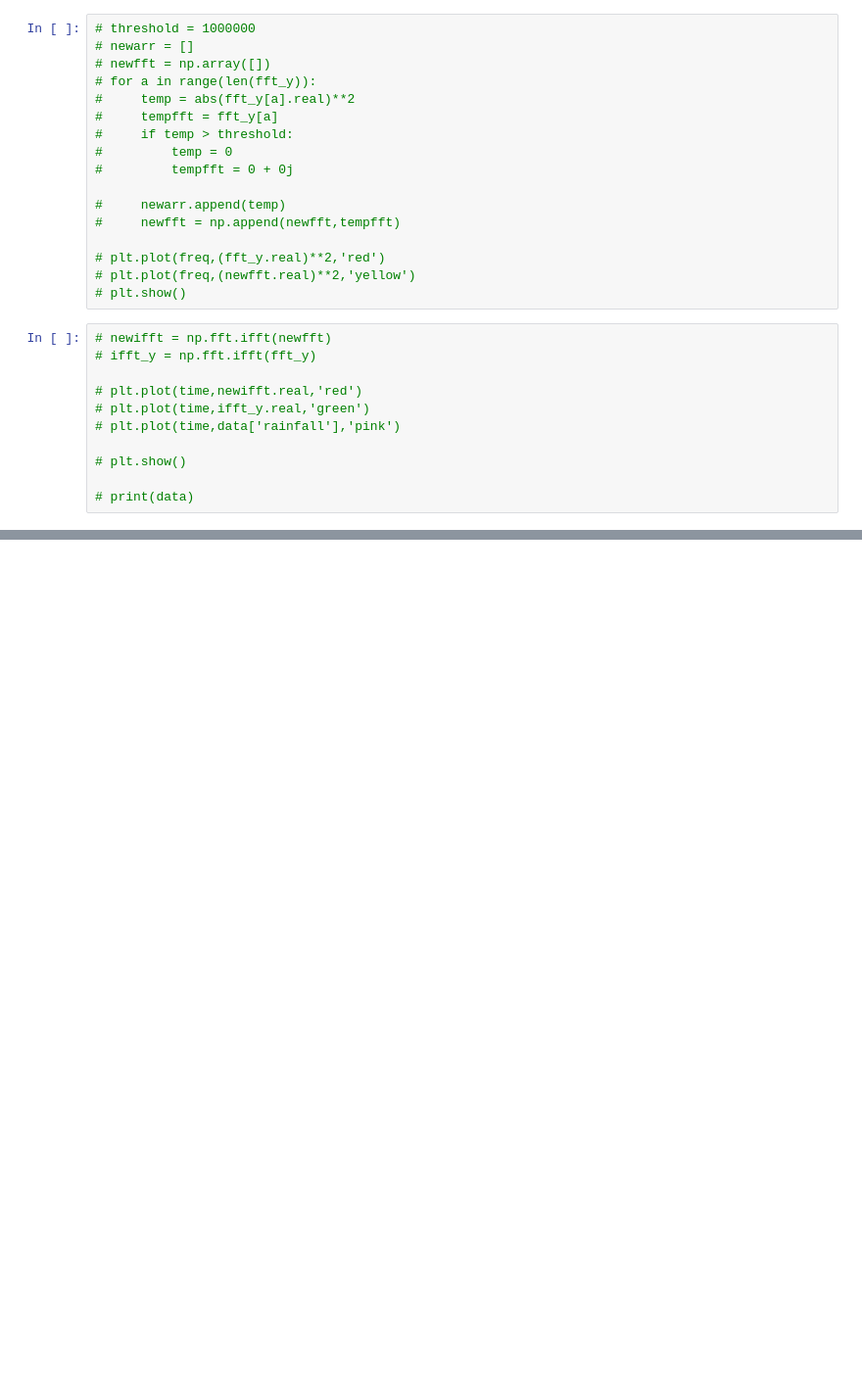
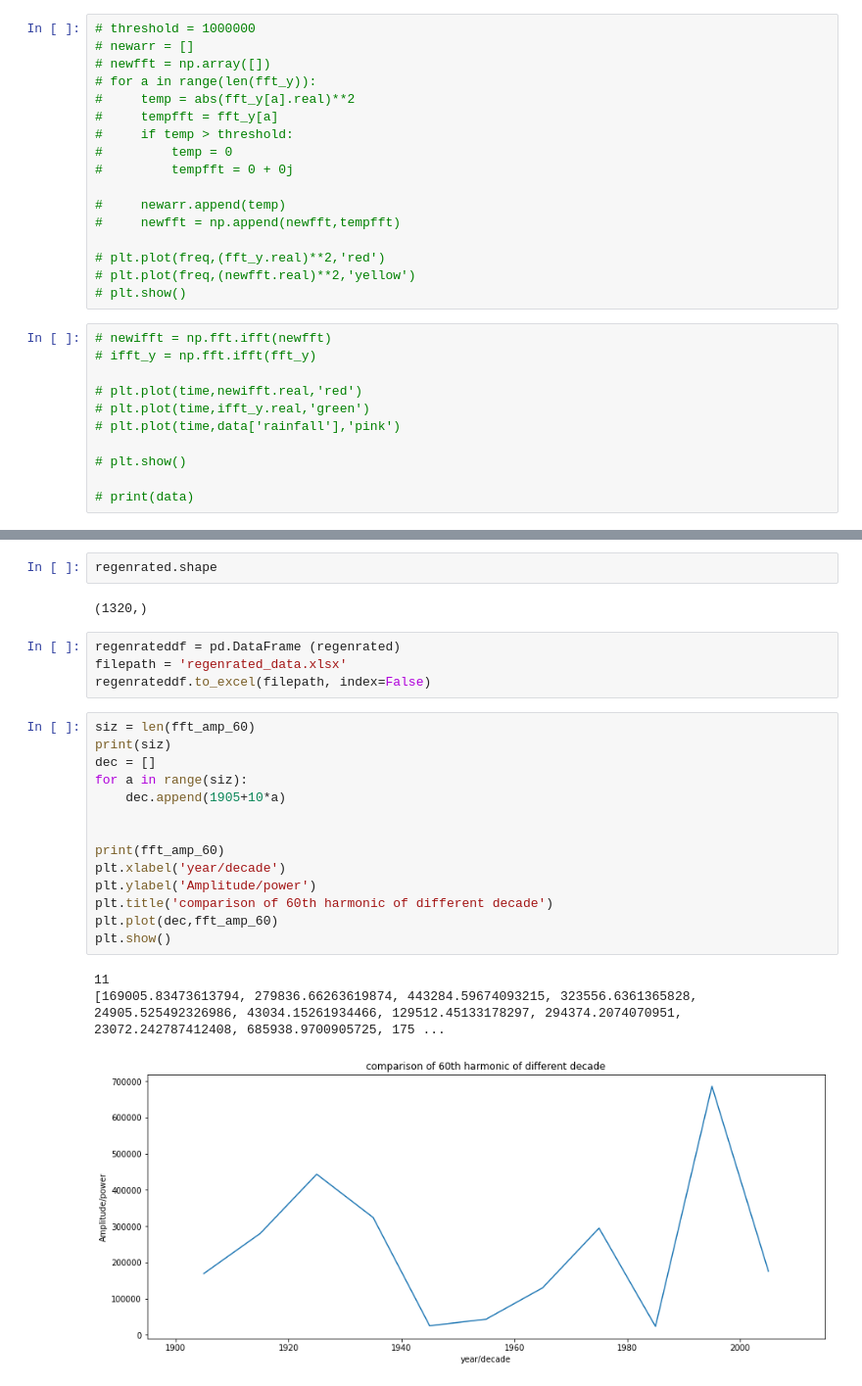
Before and after one commit to sarvesharora/fft, a Jupyter notebook: Regenrating singnal for indian Rainfall (removing high freq).ipynb, the cells around one changed output, grey strips where cells are left out. Shown at 98% size. Drawn from its saved outputs; the diff is of its cells as text; blank space fills up the shorter version.

```diff
--- a/Regenrating singnal for indian Rainfall (removing high freq).ipynb
+++ b/Regenrating singnal for indian Rainfall (removing high freq).ipynb
@@ -181,0 +244,26 @@ for a in decable_data:
+# %%
+regenrated.shape
+# %% [output]
+(1320,)
+# %%
+regenrateddf = pd.DataFrame (regenrated)
+filepath = 'regenrated_data.xlsx'
+regenrateddf.to_excel(filepath, index=False)
+# %%
+siz = len(fft_amp_60)
+print(siz)
+dec = []
+for a in range(siz):
+    dec.append(1905+10*a)
+
+
+print(fft_amp_60)
+plt.xlabel('year/decade')
+plt.ylabel('Amplitude/power')
+plt.title('comparison of 60th harmonic of different decade')
+plt.plot(dec,fft_amp_60)
+plt.show()
+# %% [output]
+11
+[169005.83473613794, 279836.66263619874, 443284.59674093215, 323556.6361365828, 24905.525492326986, 43034.15261934466, 129512.45133178297, 294374.2074070951, 23072.242787412408, 685938.9700905725, 175 ...
+[figure, added]
```
Also changed, not shown: parts of 9 cells of this notebook, 2 other files.
